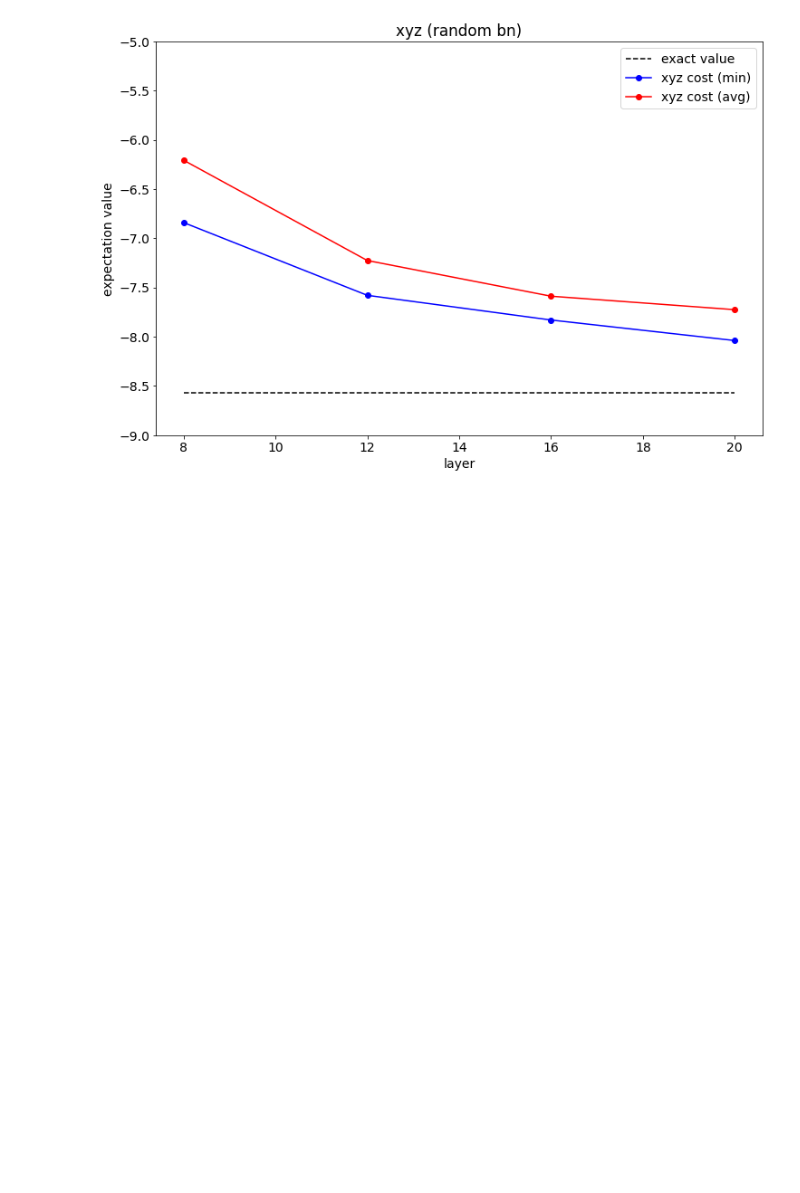
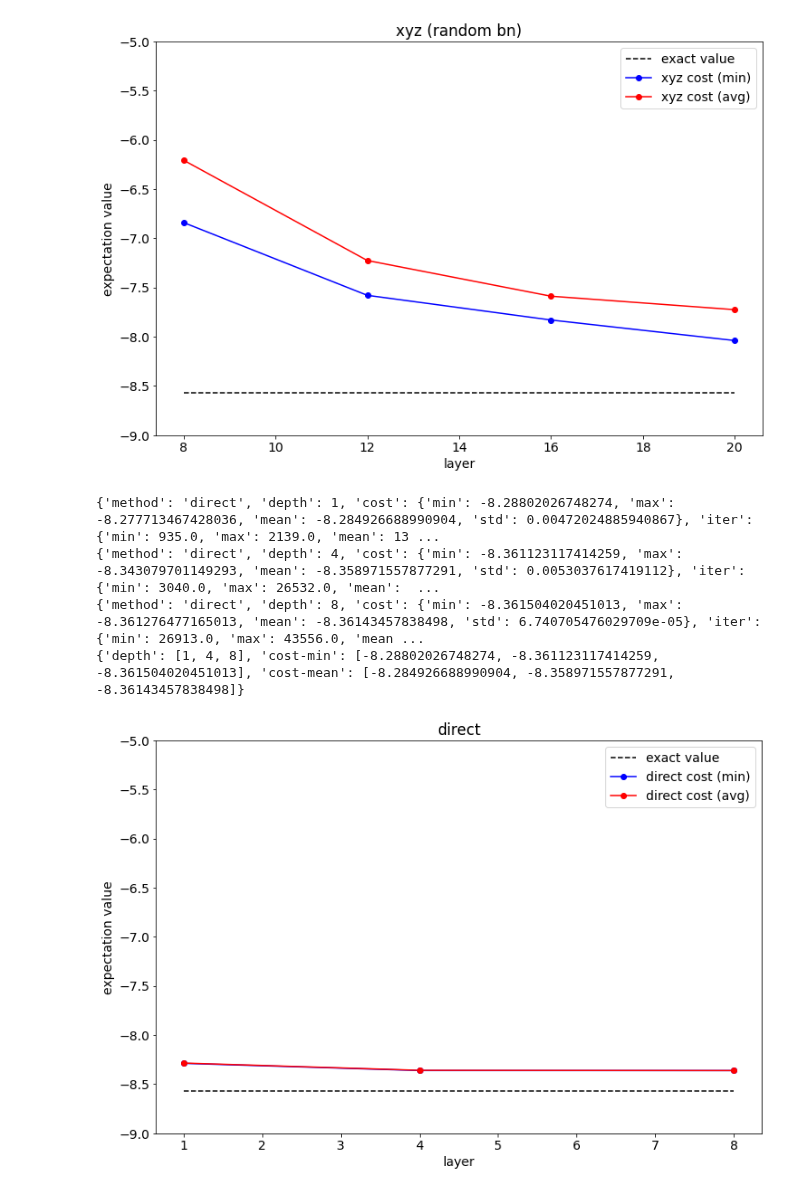
Before and after one commit to tanan/qsimu, a Jupyter notebook: qulacs/vqe_ising/vqe results.ipynb, the cells around one changed output. Cells and saved outputs as stored; diff of their text form; code cells hidden in the pictures; blank space fills up the shorter version.

Commit message:
add direct

```diff
--- a/qulacs/vqe_ising/vqe results.ipynb
+++ b/qulacs/vqe_ising/vqe results.ipynb
@@ -2,10 +2,6 @@
 from dbclient import DBClient
 import matplotlib.pyplot as plt
 import matplotlib.cm as cm
-# %%
-nqubit = 7
-db = DBClient('data/job_results.sqlite3')
-jobs = db.selectResultsByNQubitAndGateType(nqubit, 'indirect_xyz', '[-1.0, -1.0, -1.0, -1.0, -1.0, -1.0, -1.0]', 20)
 # %%
 cost_num = 12
 iter_num = 14
@@ -54,5 +30,0 @@ def getResults(method, bn_type, depth):
-# %%
-depth = 16
-getResults('indirect_xyz', 'random', depth)
-getResults('indirect_xy', 'random', depth)
-getResults('indirect_ising', 'random', depth)
@@ -63,5 +30,0 @@ getResults('indirect_ising', 'random', depth)
-# %%
-depth = 20
-getResults('indirect_xyz', 'static_random', depth)
-getResults('indirect_xy', 'static_random', depth)
-getResults('indirect_ising', 'static_random', depth)
@@ -257,3 +183,35 @@ plt.legend()
 plt.savefig('xyz_random_bn.png')
 # %% [output]
 [figure]
+# %%
+method = 'direct'
+depth_list = [1,2,4,8]
+direct_results = run(method, nqubit, depth_list, None)
+
+
+d_plot_list = {}
+
+for result in direct_results:
+    print(result)
+    if 'depth' not in d_plot_list.keys():
+        d_plot_list["depth"] = [result['depth']]
+        d_plot_list["cost-min"] = [result['cost']['min']]
+        d_plot_list["cost-mean"] = [result['cost']['mean']]
+    else:
+        d_plot_list["depth"].append(result['depth'])
+        d_plot_list["cost-min"].append(result['cost']['min'])
+        d_plot_list["cost-mean"].append(result['cost']['mean'])
+
+print(d_plot_list)
+create_graph("direct")
+plt.hlines(exact_value, min(d_plot_list['depth']), max(d_plot_list['depth']), colors='black', linestyles='dashed', label='exact value')
+plt.plot(d_plot_list['depth'], d_plot_list['cost-min'], marker='o', color='blue', label='direct cost (min)')
+plt.plot(d_plot_list['depth'], d_plot_list['cost-mean'], marker='o', color='red', label='direct cost (avg)')
+plt.legend()
+plt.savefig('direct.png')
+# %% [output]
+{'method': 'direct', 'depth': 1, 'cost': {'min': -8.28802026748274, 'max': -8.277713467428036, 'mean': -8.284926688990904, 'std': 0.00472024885940867}, 'iter': {'min': 935.0, 'max': 2139.0, 'mean': 13 ...
+{'method': 'direct', 'depth': 4, 'cost': {'min': -8.361123117414259, 'max': -8.343079701149293, 'mean': -8.358971557877291, 'std': 0.0053037617419112}, 'iter': {'min': 3040.0, 'max': 26532.0, 'mean':  ...
+{'method': 'direct', 'depth': 8, 'cost': {'min': -8.361504020451013, 'max': -8.361276477165013, 'mean': -8.36143457838498, 'std': 6.740705476029709e-05}, 'iter': {'min': 26913.0, 'max': 43556.0, 'mean ...
+{'depth': [1, 4, 8], 'cost-min': [-8.28802026748274, -8.361123117414259, -8.361504020451013], 'cost-mean': [-8.284926688990904, -8.358971557877291, -8.36143457838498]}
+[figure, added]
```
Also changed, not shown: parts of 7 cells of this notebook, 3 other files.
